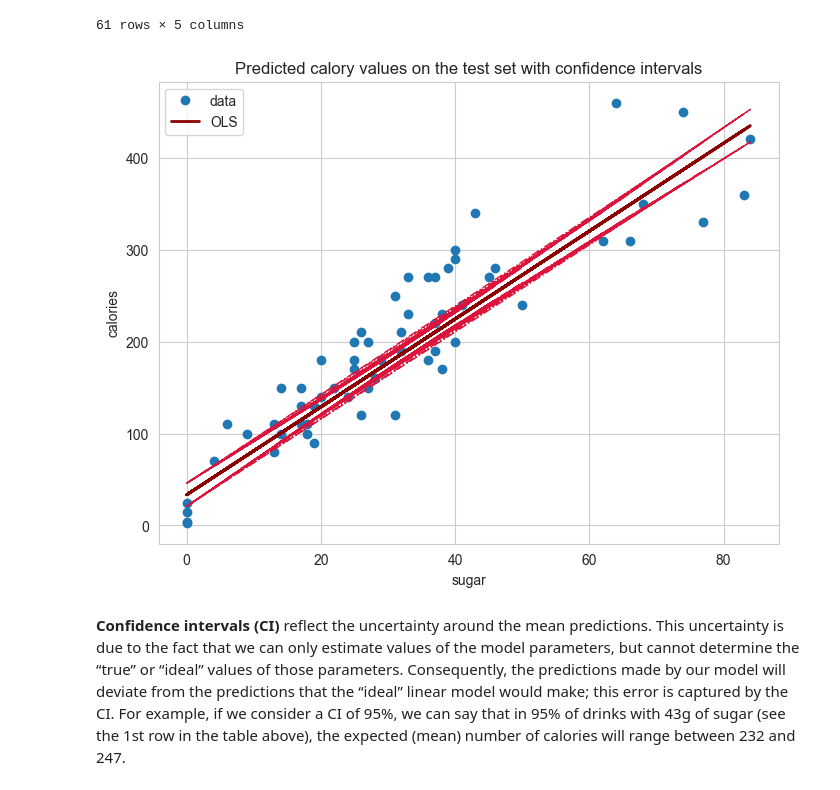
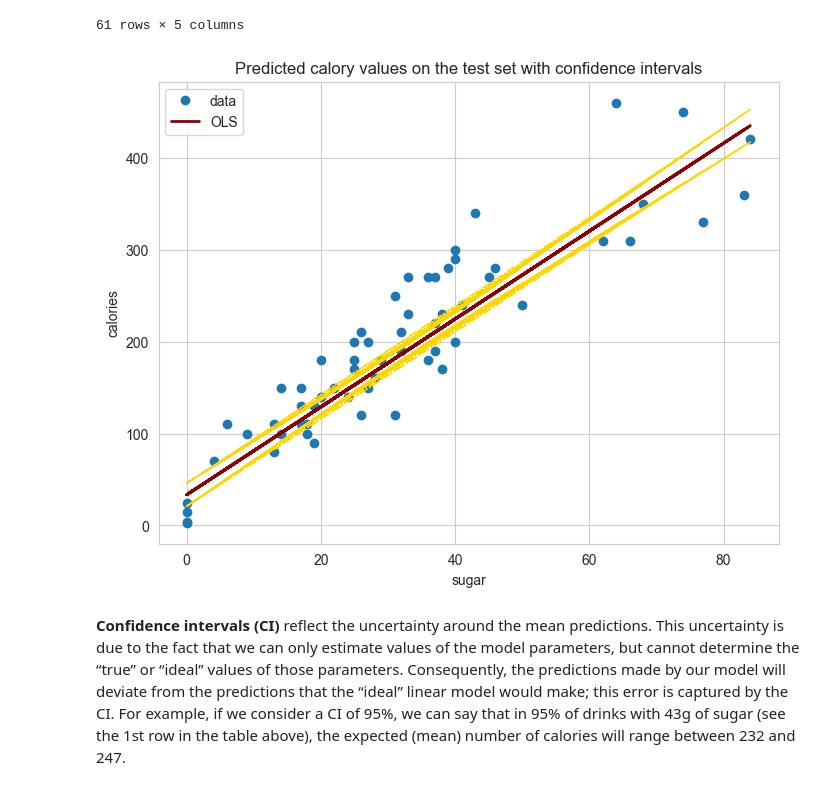
Before and after one commit to vestackainteligencijafon/predavanja_lin_regresija, a Jupyter notebook: LR_for_class.ipynb, the cells around one changed output. Saved outputs shown, nothing was run; the diff lists cells and outputs as text; code cells hidden in the pictures.

```diff
--- a/LR_for_class.ipynb
+++ b/LR_for_class.ipynb
@@ -312,18 +312,18 @@ pred_ci_df
 # %%
 _, ax = plt.subplots(figsize=(8, 6))
 
 x = pred_ci_df.sugar
 ax.plot(x, pred_ci_df.calories, "o", label="data")
 ax.plot(x, pred_ci_df.calories_pred, color='darkred', linewidth=2, label="OLS")
-ax.plot(x, pred_ci_df.mean_ci_lower, color='crimson', linewidth=1, linestyle='dashdot')
-ax.plot(x, pred_ci_df.mean_ci_upper, color='crimson', linewidth=1, linestyle='dashdot')
+ax.plot(x, pred_ci_df.mean_ci_lower, color='gold', linewidth=1, linestyle='dashdot')
+ax.plot(x, pred_ci_df.mean_ci_upper, color='gold', linewidth=1, linestyle='dashdot')
 ax.set_xlabel("sugar")
 ax.set_ylabel("calories")
 ax.set_title("Predicted calory values on the test set with confidence intervals")
 ax.legend(loc="best")
 plt.show()
 # %% [output]
-[figure, old version]
+[figure, new version]
 # %% [markdown]
 **Confidence intervals (CI)** reflect the uncertainty around the mean predictions. This uncertainty is due to the fact that we can only estimate values of the model parameters, but cannot determine the “true” or “ideal” values of those parameters. Consequently, the predictions made by our model will deviate from the predictions that the “ideal” linear model would make; this error is captured by the CI.
 For example, if we consider a CI of 95%, we can say that in 95% of drinks with 43g of sugar (see the 1st row in the table above), the expected (mean) number of calories will range between 232 and 247.
```
